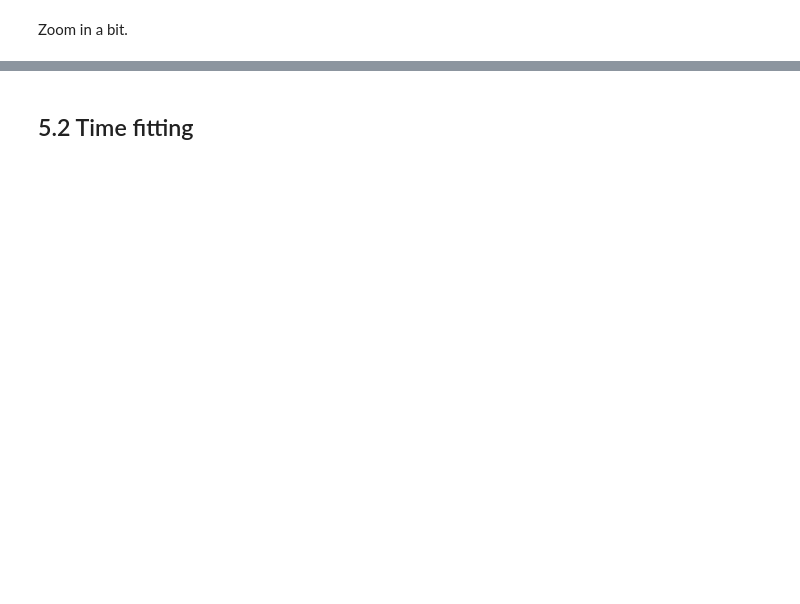
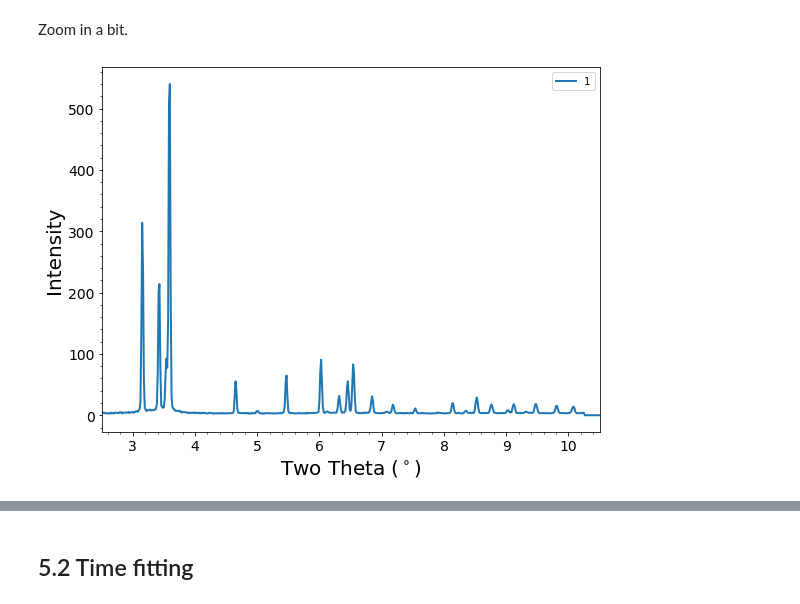
Before and after one commit to LightForm-group/xrdfit, a Jupyter notebook: tutorial notebooks/5 - Working with larger data sets.ipynb, the cells around one changed output, grey strips where cells are left out. Saved outputs shown, nothing was run; the diff lists cells and outputs as text; code cells hidden in the pictures; blank space fills up the shorter version.

```diff
--- a/tutorial notebooks/5 - Working with larger data sets.ipynb
+++ b/tutorial notebooks/5 - Working with larger data sets.ipynb
@@ -54,2 +87,6 @@ Diffraction pattern successfully loaded from file.
 # %% [markdown]
 Zoom in a bit.
+# %%
+spectral_data.plot(1, x_range=(2.5, 10.5))
+# %% [output]
+[figure, added]
```
Also changed, not shown: parts of 24 cells of this notebook.
